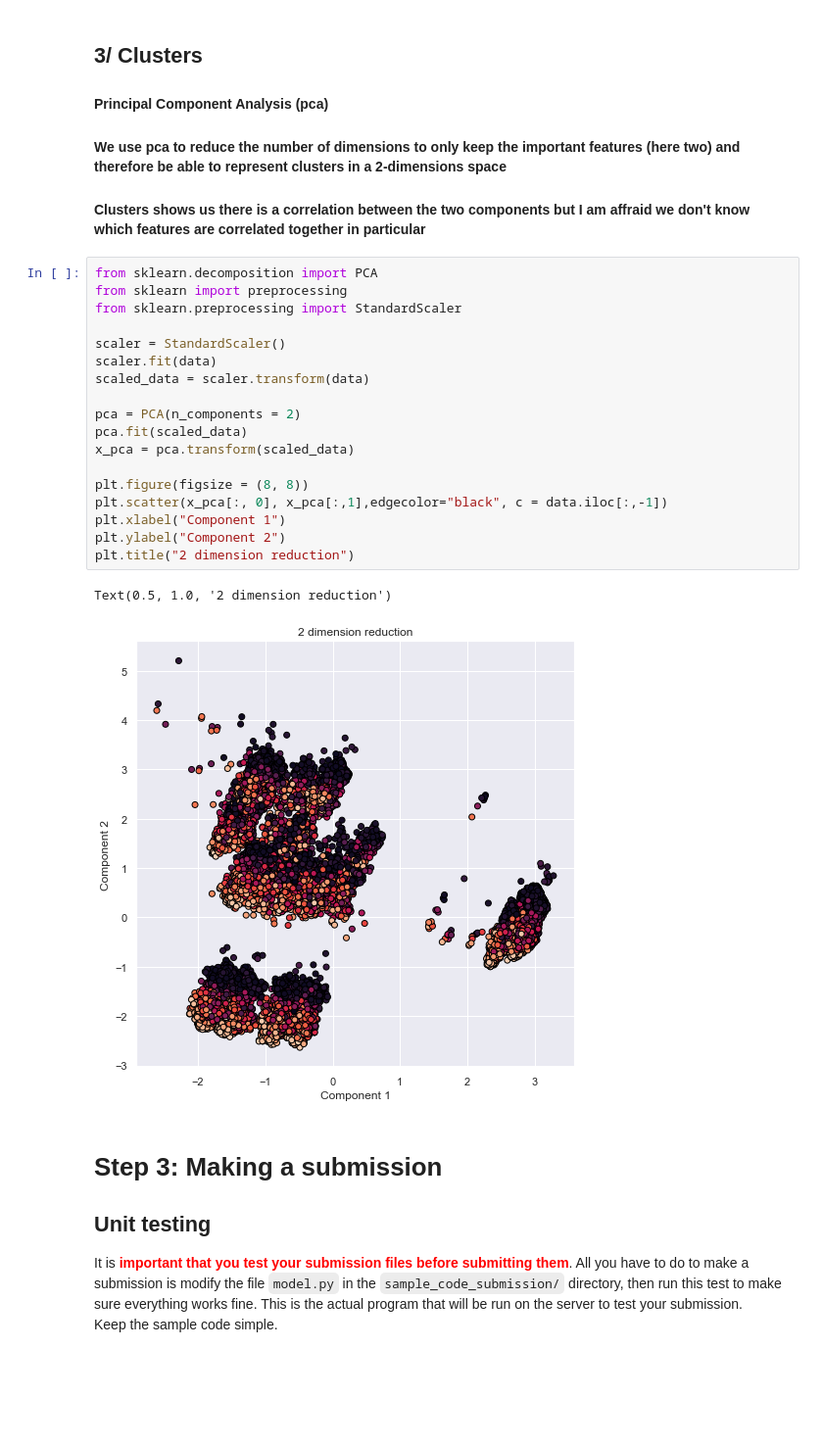
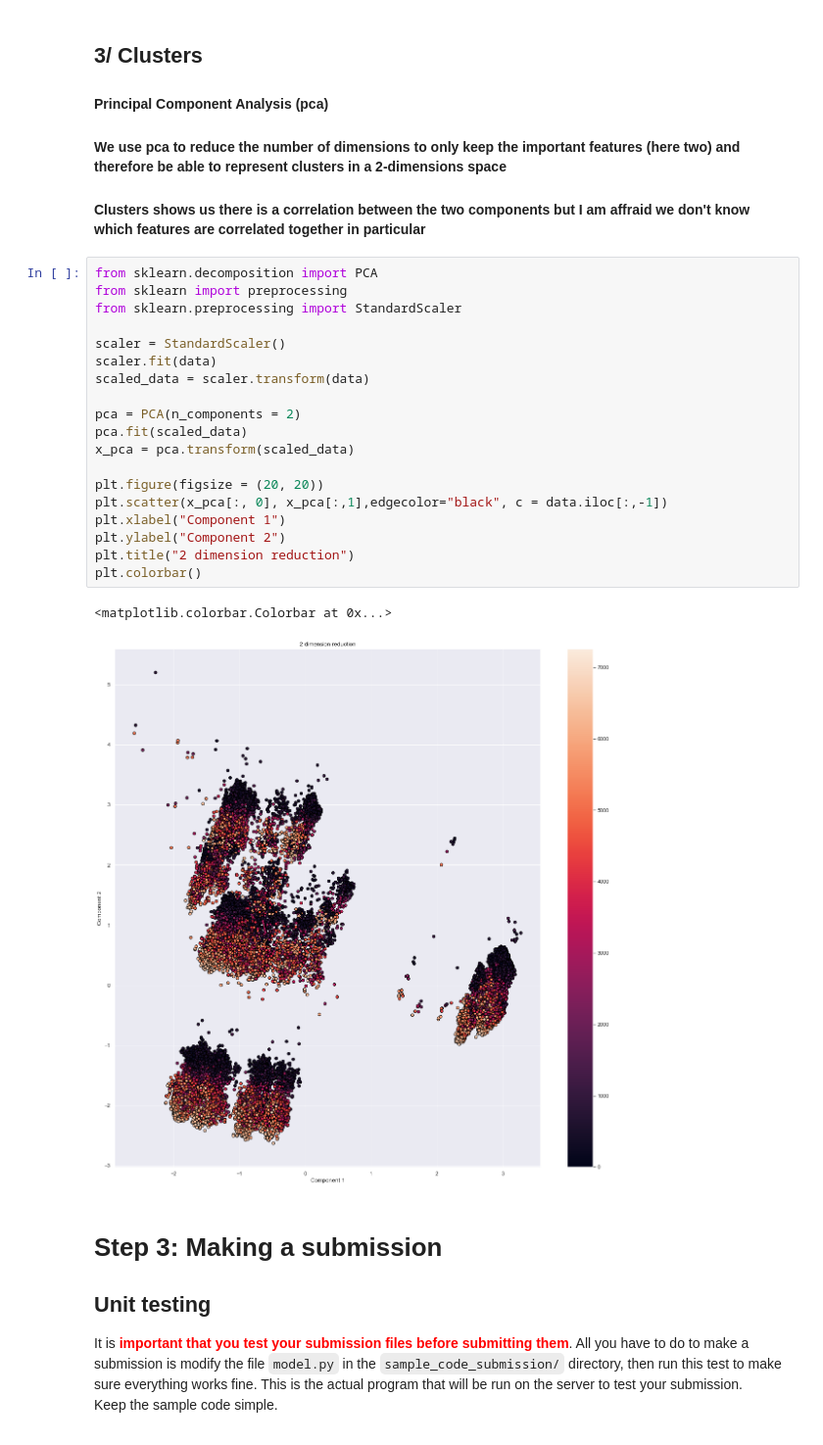
Before and after one commit to emilienlemaire/autocar, a Jupyter notebook: starting_kit/README_visualisation.ipynb, the cells around one changed output. Shown at 98% size. Drawn from its saved outputs; the diff is of its cells as text; blank space fills up the shorter version.

```diff
--- a/starting_kit/README_visualisation.ipynb
+++ b/starting_kit/README_visualisation.ipynb
@@ -477,24 +477,25 @@ plt.show()
 # %%
 from sklearn.decomposition import PCA
 from sklearn import preprocessing
 from sklearn.preprocessing import StandardScaler
 
 scaler = StandardScaler()
 scaler.fit(data)
 scaled_data = scaler.transform(data)
 
 pca = PCA(n_components = 2)
 pca.fit(scaled_data)
 x_pca = pca.transform(scaled_data)
 
-plt.figure(figsize = (8, 8))
+plt.figure(figsize = (20, 20))
 plt.scatter(x_pca[:, 0], x_pca[:,1],edgecolor="black", c = data.iloc[:,-1])
 plt.xlabel("Component 1")
 plt.ylabel("Component 2")
 plt.title("2 dimension reduction")
+plt.colorbar()
 # %% [output]
-Text(0.5, 1.0, '2 dimension reduction')
+<matplotlib.colorbar.Colorbar at 0x...>
-[figure, old version]
+[figure, new version]
 # %% [markdown]
 <div>
 <h1> Step 3: Making a submission </h1>
```
